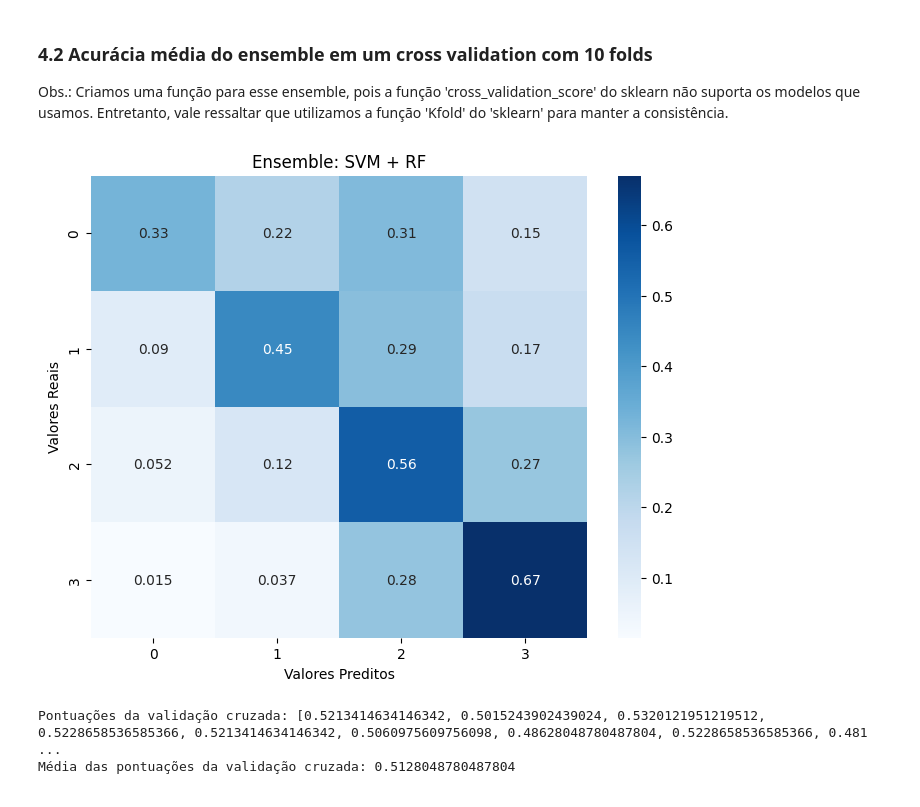
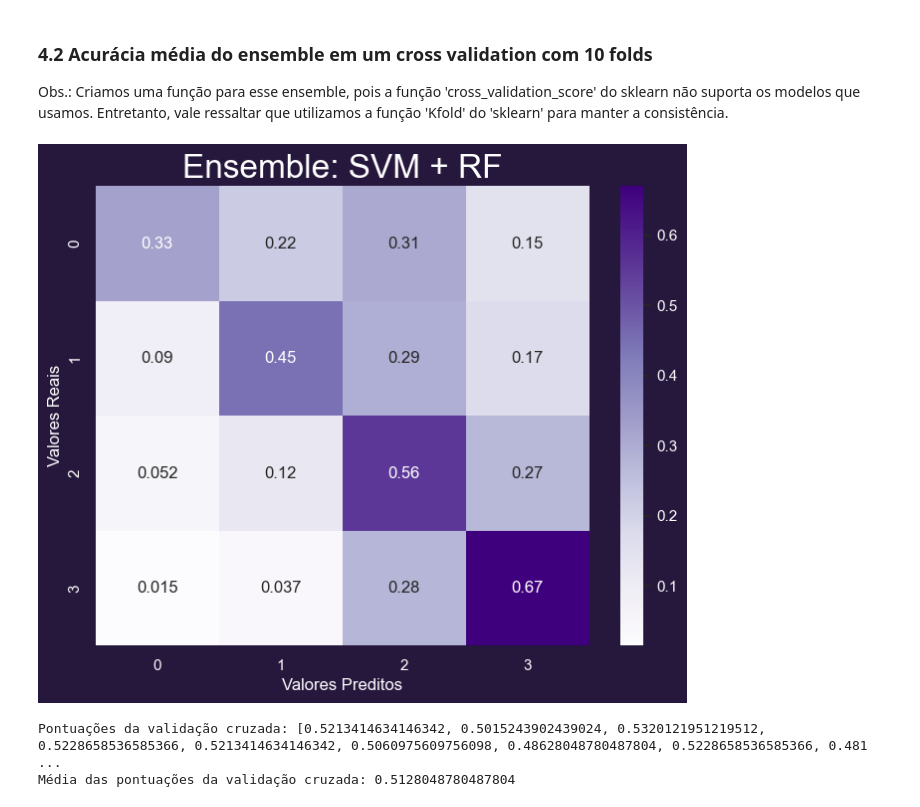
Before and after one commit to felmateos/age-group-classifier, a Jupyter notebook: main.ipynb, the cells around one changed output. Cells and saved outputs as stored; diff of their text form; code cells hidden in the pictures.

```diff
--- a/main.ipynb
+++ b/main.ipynb
@@ -207,16 +207,19 @@ def cv_scores(X, y):
 # %%
 cm = confusion_matrix(y_test, ensemble_predictions)
 
 cm = cm.astype('float') / cm.sum(axis=1)[:, np.newaxis]
 
 plt.figure(figsize=(8, 6))
-sns.heatmap(cm, annot=True, cmap="Blues", xticklabels=labels, yticklabels=labels)
-plt.title('Ensemble: SVM + RF')
-plt.xlabel('Valores Preditos')
-plt.ylabel('Valores Reais')
+sns.heatmap(cm, annot=True, cmap="Purples", xticklabels=labels, yticklabels=labels)
+sns.set(rc={'ytick.labelcolor':'white','xtick.labelcolor':'white'})
+plt.rcParams['figure.facecolor'] = '#26173c'
+plt.title('Ensemble: SVM + RF', color='#fff', size=24)
+plt.xlabel('Valores Preditos', color='#fff')
+plt.ylabel('Valores Reais', color='#fff')
+
 plt.show()
 # %% [output]
-[figure, old version]
+[figure, new version]
 # %%
 cross_val_scores = cv_scores(X_train, y_train)
 
```
Also changed, not shown: parts of 1 cell of this notebook, 7 other files.
